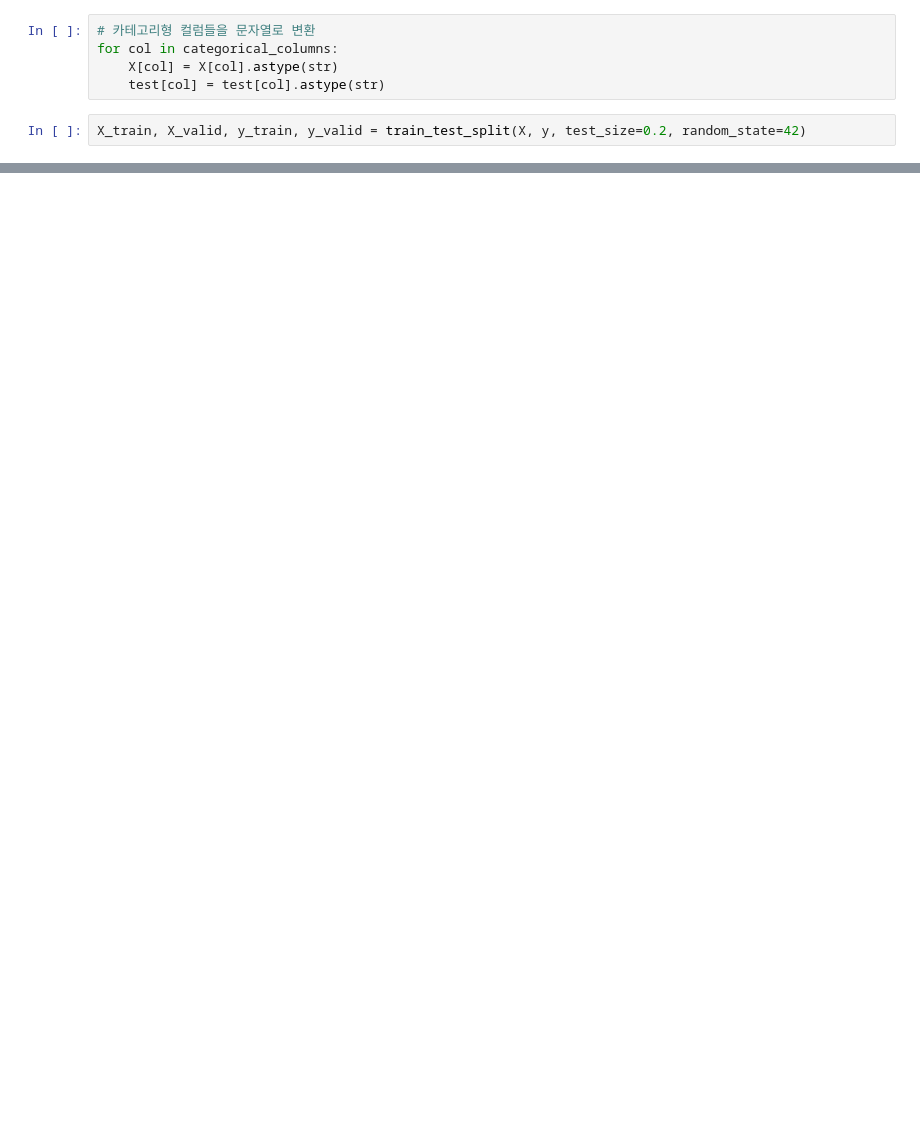
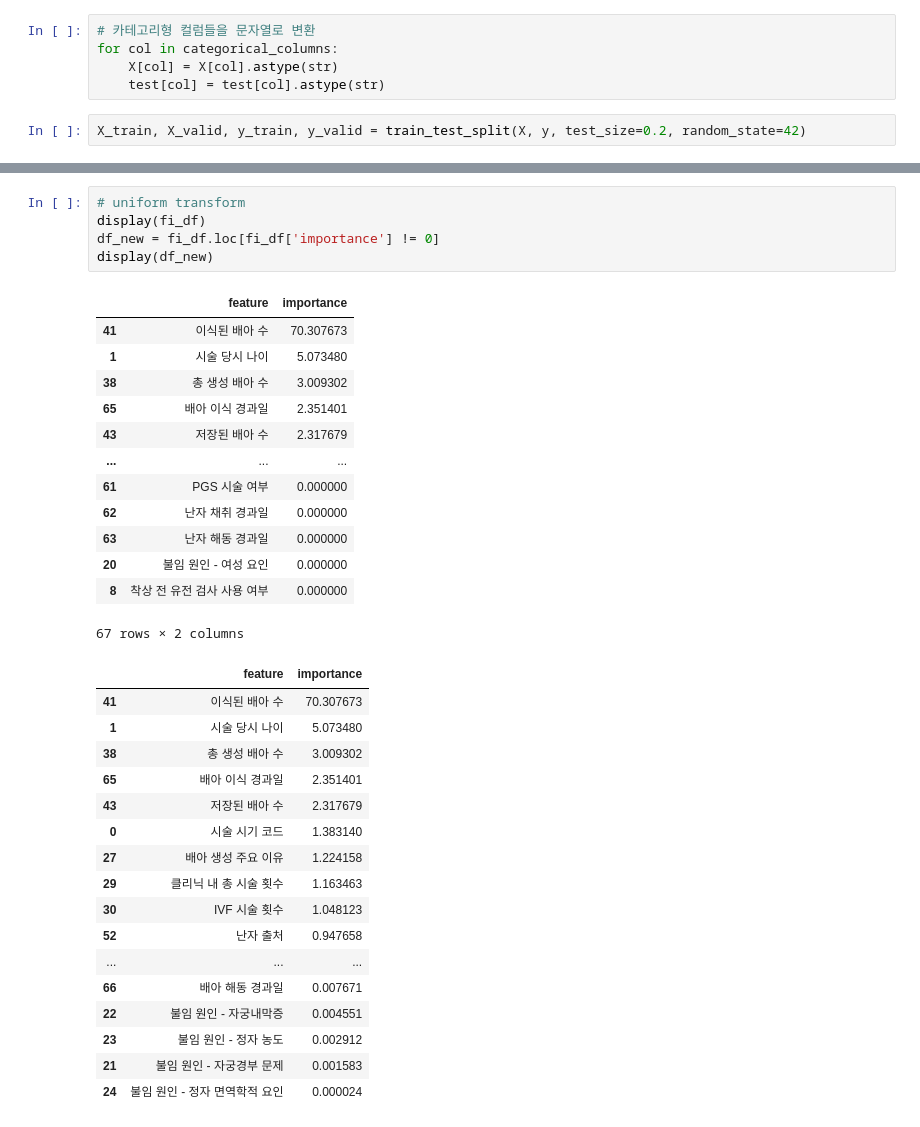
Before and after one commit to BBKN071/aimers, a Jupyter notebook: workspace/catboost_model.ipynb, the cells around one changed output, grey strips where cells are left out. Drawn from its saved outputs; the diff is of its cells as text; blank space fills up the shorter version.

```diff
--- a/workspace/catboost_model.ipynb
+++ b/workspace/catboost_model.ipynb
@@ -136,0 +417,36 @@ plt.show()
+# %%
+# uniform transform
+display(fi_df)
+df_new = fi_df.loc[fi_df['importance'] != 0]
+display(df_new)
+# %% [output]
+|  | feature | importance |
+| 41 | 이식된 배아 수 | 70.307673 |
+| 1 | 시술 당시 나이 | 5.073480 |
+| 38 | 총 생성 배아 수 | 3.009302 |
+| 65 | 배아 이식 경과일 | 2.351401 |
+| 43 | 저장된 배아 수 | 2.317679 |
+| ... | ... | ... |
+| 61 | PGS 시술 여부 | 0.000000 |
+| 62 | 난자 채취 경과일 | 0.000000 |
+| 63 | 난자 해동 경과일 | 0.000000 |
+| 20 | 불임 원인 - 여성 요인 | 0.000000 |
+| 8 | 착상 전 유전 검사 사용 여부 | 0.000000 |
+67 rows × 2 columns
+|  | feature | importance |
+| 41 | 이식된 배아 수 | 70.307673 |
+| 1 | 시술 당시 나이 | 5.073480 |
+| 38 | 총 생성 배아 수 | 3.009302 |
+| 65 | 배아 이식 경과일 | 2.351401 |
+| 43 | 저장된 배아 수 | 2.317679 |
+| 0 | 시술 시기 코드 | 1.383140 |
+| 27 | 배아 생성 주요 이유 | 1.224158 |
+| 29 | 클리닉 내 총 시술 횟수 | 1.163463 |
+| 30 | IVF 시술 횟수 | 1.048123 |
+| 52 | 난자 출처 | 0.947658 |
+| ... | ... | ... |
+| 66 | 배아 해동 경과일 | 0.007671 |
+| 22 | 불임 원인 - 자궁내막증 | 0.004551 |
+| 23 | 불임 원인 - 정자 농도 | 0.002912 |
+| 21 | 불임 원인 - 자궁경부 문제 | 0.001583 |
+| 24 | 불임 원인 - 정자 면역학적 요인 | 0.000024 |
```
Also changed, not shown: parts of 18 cells of this notebook, 41 other files.
